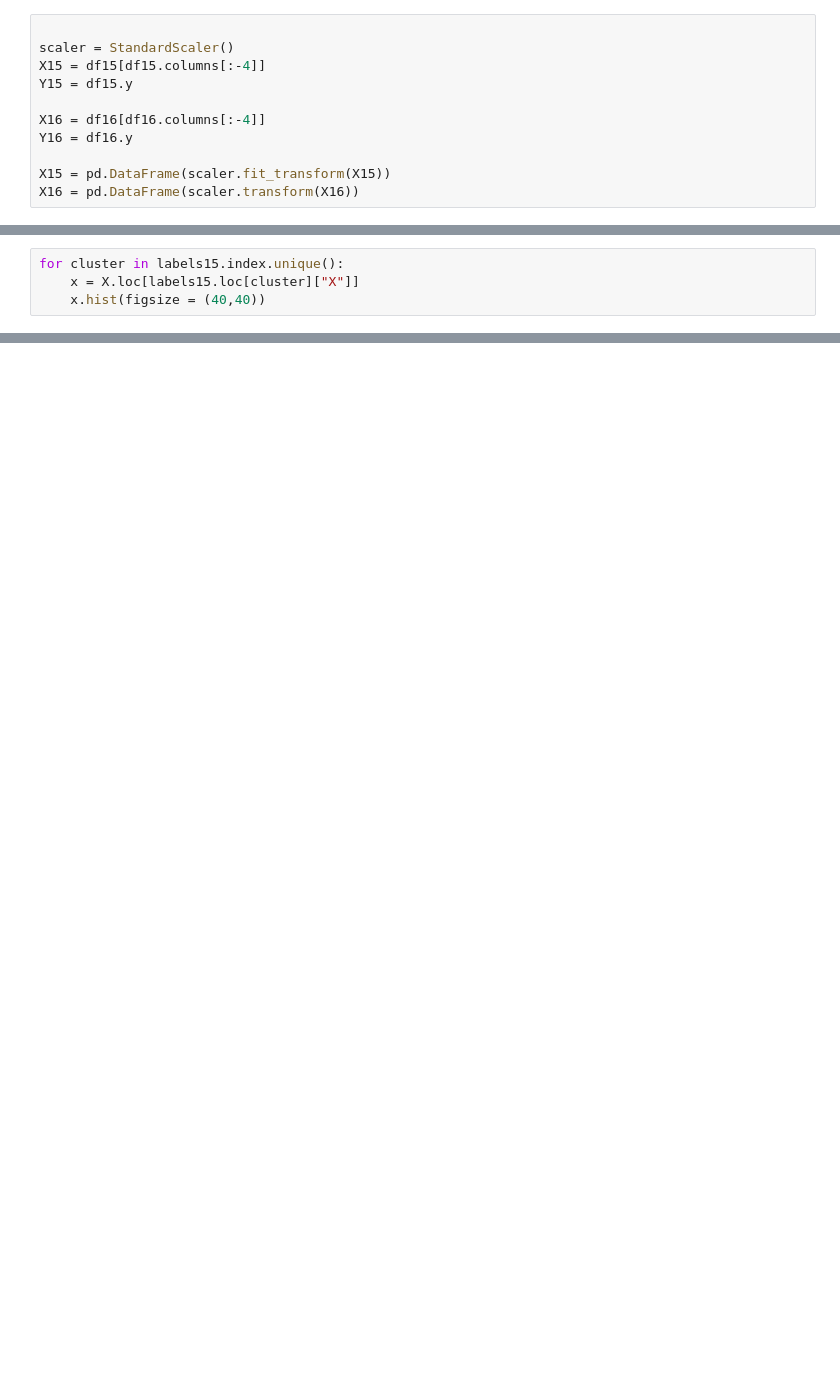
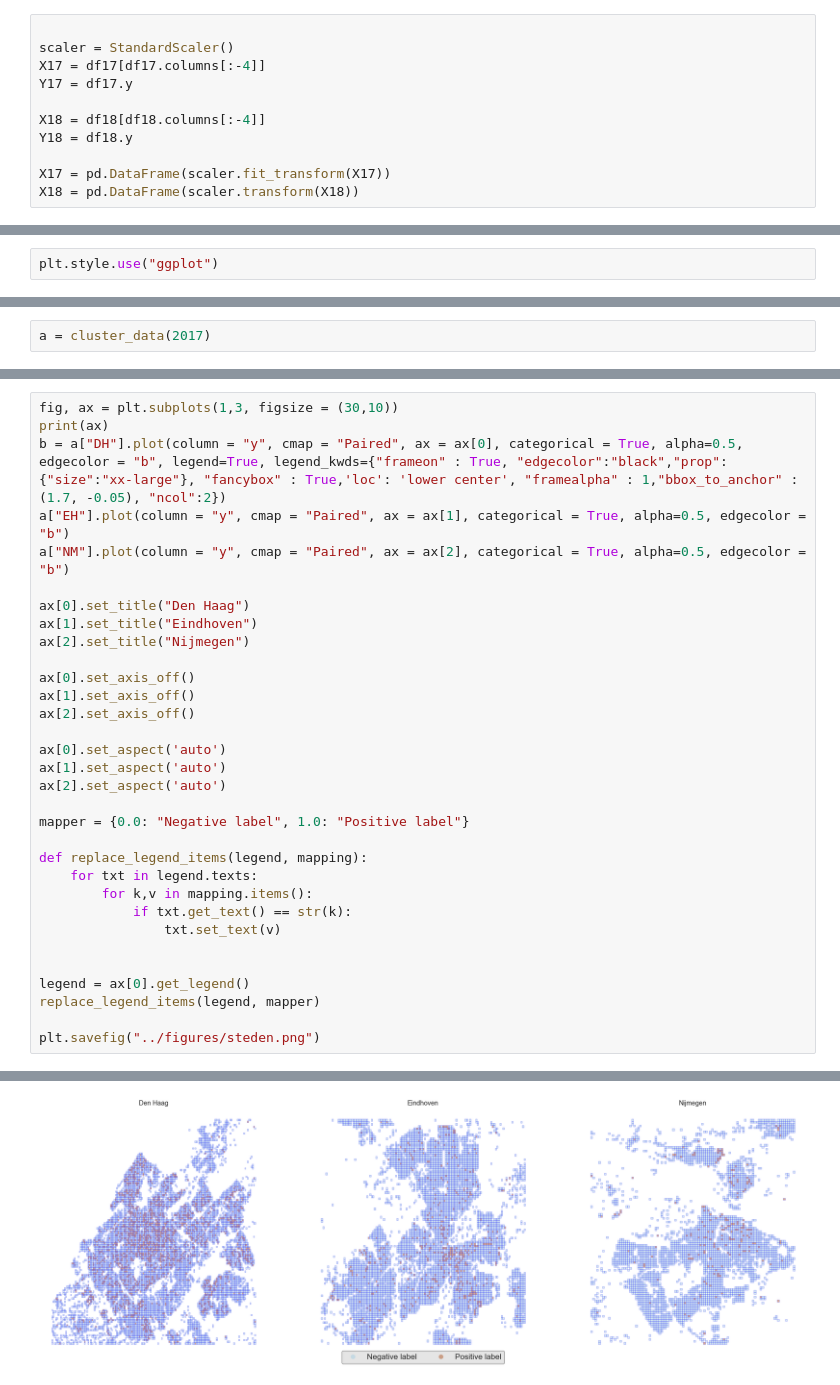
Before and after one commit to NielsvanOpstal/Thesis, a Jupyter notebook: clusteren.ipynb, the cells around one changed output, grey strips where cells are left out. Cells and saved outputs as stored; diff of their text form; blank space fills up the shorter version.

```diff
--- a/clusteren.ipynb
+++ b/clusteren.ipynb
@@ -39,11 +46,11 @@ wv = libpysal.weights.DistanceBand.from_dataframe(df16, threshold=150, binary =
 # %%
 
 scaler = StandardScaler()
-X15 = df15[df15.columns[:-4]]
-Y15 = df15.y
+X17 = df17[df17.columns[:-4]]
+Y17 = df17.y
 
-X16 = df16[df16.columns[:-4]]
-Y16 = df16.y
+X18 = df18[df18.columns[:-4]]
+Y18 = df18.y
 
-X15 = pd.DataFrame(scaler.fit_transform(X15))
-X16 = pd.DataFrame(scaler.transform(X16))
+X17 = pd.DataFrame(scaler.fit_transform(X17))
+X18 = pd.DataFrame(scaler.transform(X18))
@@ -269,4 +56,0 @@ array([[<AxesSubplot:title={'center':'bijeenkomstfunctiesum'}>,
-# %%
-for cluster in labels15.index.unique():
-    x = X.loc[labels15.loc[cluster]["X"]]
-    x.hist(figsize = (40,40))
@@ -277,0 +85,2 @@ for cluster in labels15.index.unique():
+# %%
+plt.style.use("ggplot")
@@ -277,0 +135,2 @@ for cluster in labels15.index.unique():
+# %%
+a = cluster_data(2017)
@@ -277,0 +143,33 @@ for cluster in labels15.index.unique():
+# %%
+fig, ax = plt.subplots(1,3, figsize = (30,10))
+print(ax)
+b = a["DH"].plot(column = "y", cmap = "Paired", ax = ax[0], categorical = True, alpha=0.5, edgecolor = "b", legend=True, legend_kwds={"frameon" : True, "edgecolor":"black","prop":{"size":"xx-large"}, "fancybox" : True,'loc': 'lower center', "framealpha" : 1,"bbox_to_anchor" : (1.7, -0.05), "ncol":2})
+a["EH"].plot(column = "y", cmap = "Paired", ax = ax[1], categorical = True, alpha=0.5, edgecolor = "b")
+a["NM"].plot(column = "y", cmap = "Paired", ax = ax[2], categorical = True, alpha=0.5, edgecolor = "b")
+
+ax[0].set_title("Den Haag")
+ax[1].set_title("Eindhoven")
+ax[2].set_title("Nijmegen")
+
+ax[0].set_axis_off()
+ax[1].set_axis_off()
+ax[2].set_axis_off()
+
+ax[0].set_aspect('auto')
+ax[1].set_aspect('auto')
+ax[2].set_aspect('auto')
+
+mapper = {0.0: "Negative label", 1.0: "Positive label"}
+
+def replace_legend_items(legend, mapping):
+    for txt in legend.texts:
+        for k,v in mapping.items():
+            if txt.get_text() == str(k):
+                txt.set_text(v)
+
+
+legend = ax[0].get_legend()
+replace_legend_items(legend, mapper)
+
+plt.savefig("../figures/steden.png")
+# %% [output]
@@ -277,0 +177 @@ for cluster in labels15.index.unique():
+[figure, added]
```
Also changed, not shown: parts of 28 cells of this notebook, 10 other files.
